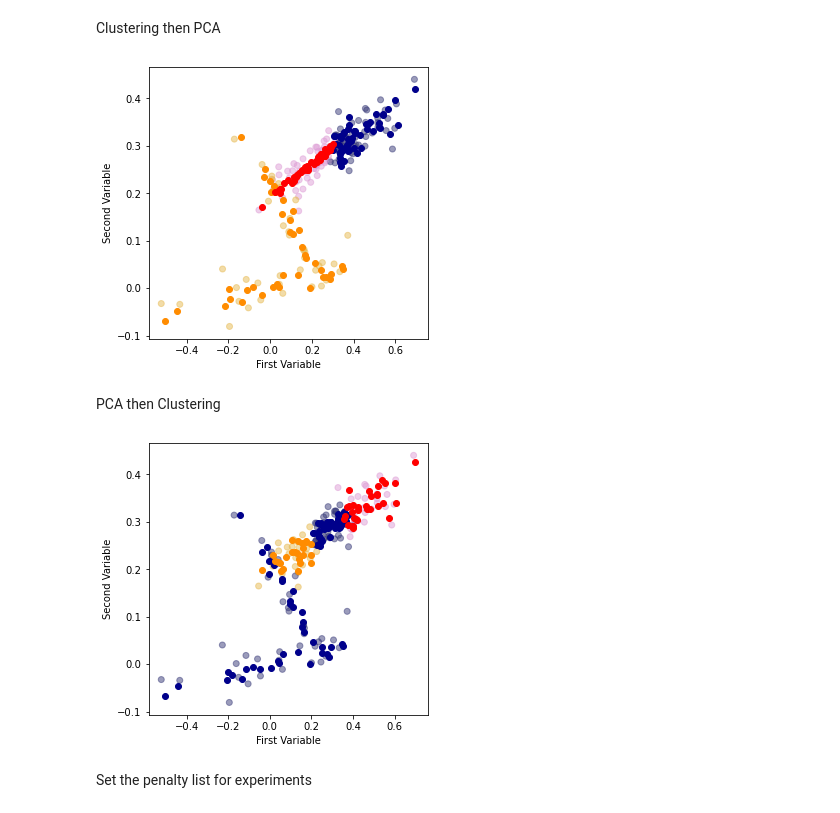
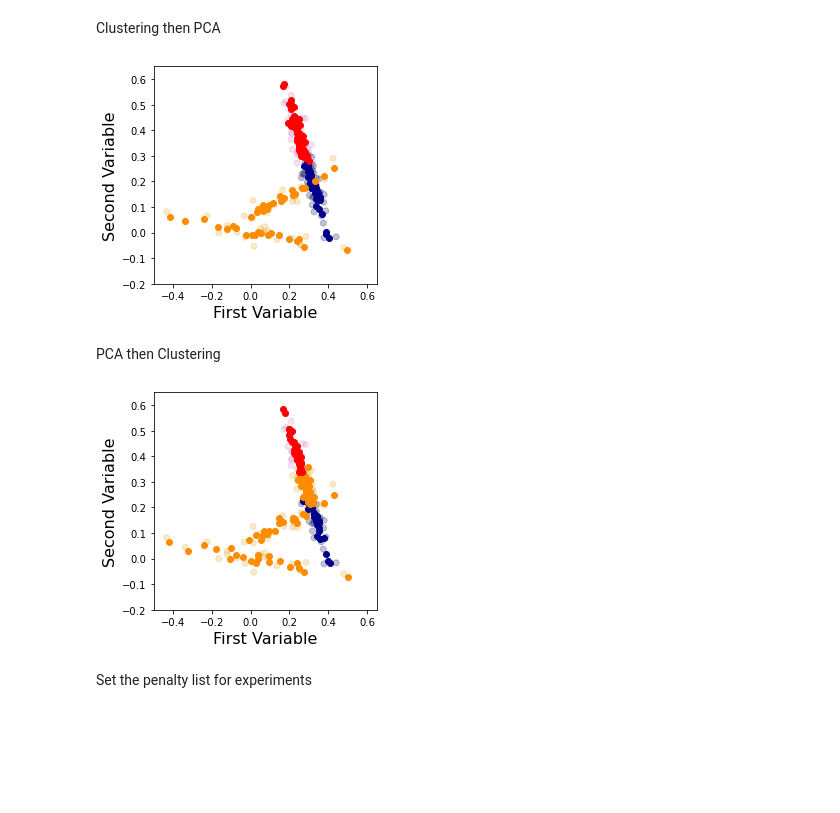
Before and after one commit to grosenicklab/CARVE-AI, a Jupyter notebook: notebooks_neurips2022/NeurIPS2022 Figure and Movies.ipynb, the cells around one changed output. Cells and saved outputs as stored; diff of their text form; code cells hidden in the pictures; blank space fills up the shorter version.

```diff
--- a/notebooks_neurips2022/NeurIPS2022 Figure and Movies.ipynb
+++ b/notebooks_neurips2022/NeurIPS2022 Figure and Movies.ipynb
@@ -60,14 +60,15 @@ Generate data
 # Set data generation parameters
 m = [100,20,20]
 n_X = 20
-sigma = 0.075
+sigma = 0.08
 density = 1.0
 n_clusters = 3
 means = [-0.35, 0.0, 0.35]
 true_clusters = np.repeat([0,1,2],m)
 
 # Generate clusters
-X_clusters, u_true, v_true, _ = generate_cluster_PMD_data(m, n_X, sigma, density, n_clusters=n_clusters, means=means, seeds=[42]) #8# row 1,3
+X_clusters, u_true, v_true, _ = generate_cluster_PMD_data(m, n_X, sigma, density,
+                                                          n_clusters=n_clusters, means=means, seeds=[1]) #8# row 1,3
 
 # Add random intercept to one cluster and stack into data matrix
 X_clusters[0] += 0.4
@@ -81,7 +82,7 @@ num_components = 4
 colors = ['darkblue','darkorange','red','green','purple']
 plot_idxs = [0,1]
 scatter_cmap = 'tab20b'
-scatter_alpha = 0.5
+scatter_alpha = 0.3
 # %% [markdown]
 Plot generated data
 # %%
@@ -125,10 +126,12 @@ spectral_labels = spectral_clustering.labels_
 #kmeans_labels = kmeans.labels_
 
 # Plot PCA
-plt.figure(figsize=(5,5))
+plt.figure(figsize=(4,4))
 plt.scatter(X_c[:, plot_idxs[0]], X_c[:, plot_idxs[1]], c=spectral_labels, cmap=scatter_cmap, alpha=scatter_alpha)
-plt.xlabel('First Variable')
-plt.ylabel('Second Variable')
+plt.xlim(-0.5, 0.65)
+plt.ylim(-0.2, 0.65)
+plt.xlabel('First Variable',fontsize=16)
+plt.ylabel('Second Variable',fontsize=16)
 
 X_pcas = list()
 for ncl in range(num_clusters):
@@ -139,31 +142,33 @@ for ncl in range(num_clusters):
 
 plt.show()
 # %% [output]
-[figure, old version]
+[figure, new version]
 # %% [markdown]
 PCA then Clustering
 # %%
 # Fit PCA + spectral clustering
 u,d,vh = np.linalg.svd(X_c, full_matrices=False)
 pca_spectral_clustering = SpectralClustering(n_clusters=num_clusters, random_state=20, affinity="nearest_neighbors").fit(u[:,0:num_components])
 pca_labels = pca_spectral_clustering.labels_
 
 # Plot results
-plt.figure(figsize=(5,5))
+plt.figure(figsize=(4,4))
 plt.scatter(X_c[:,0], X_c[:,1], c=pca_labels, cmap=scatter_cmap, alpha=scatter_alpha)
-plt.xlabel('First Variable')
-plt.ylabel('Second Variable')
+plt.xlim(-0.5, 0.65)
+plt.ylim(-0.2, 0.65)
+plt.xlabel('First Variable',fontsize=16)
+plt.ylabel('Second Variable',fontsize=16)
 
 X_pcas = list()
 for ncl in range(num_clusters):
     idx = np.where(pca_labels==ncl)[0]
     u,d,vh = np.linalg.svd(X_c[idx,:], full_matrices=False)
     X_pca = np.dot(np.dot(u[:,0:num_components],np.diag(d[0:num_components])),vh[0:num_components,:])
     plt.scatter(X_pca[:, 0], X_pca[:, 1], c=colors[ncl])
 
 #plt.axis('off')
 # %% [output]
-[figure, old version]
+[figure, new version]
 # %% [markdown]
 Set the penalty list for experiments
 # %%
```
Also changed, not shown: parts of 13 cells of this notebook, 1 other file.
